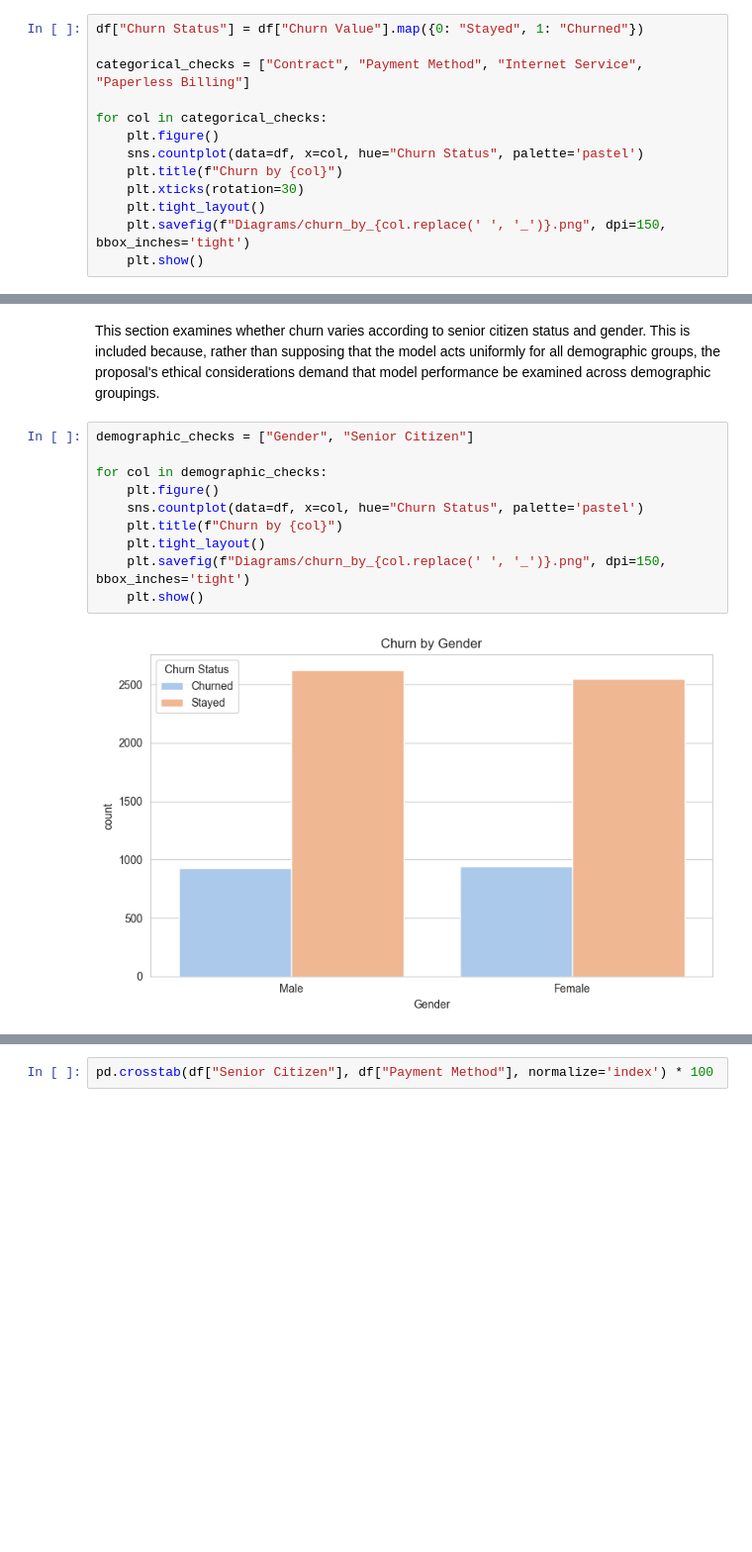
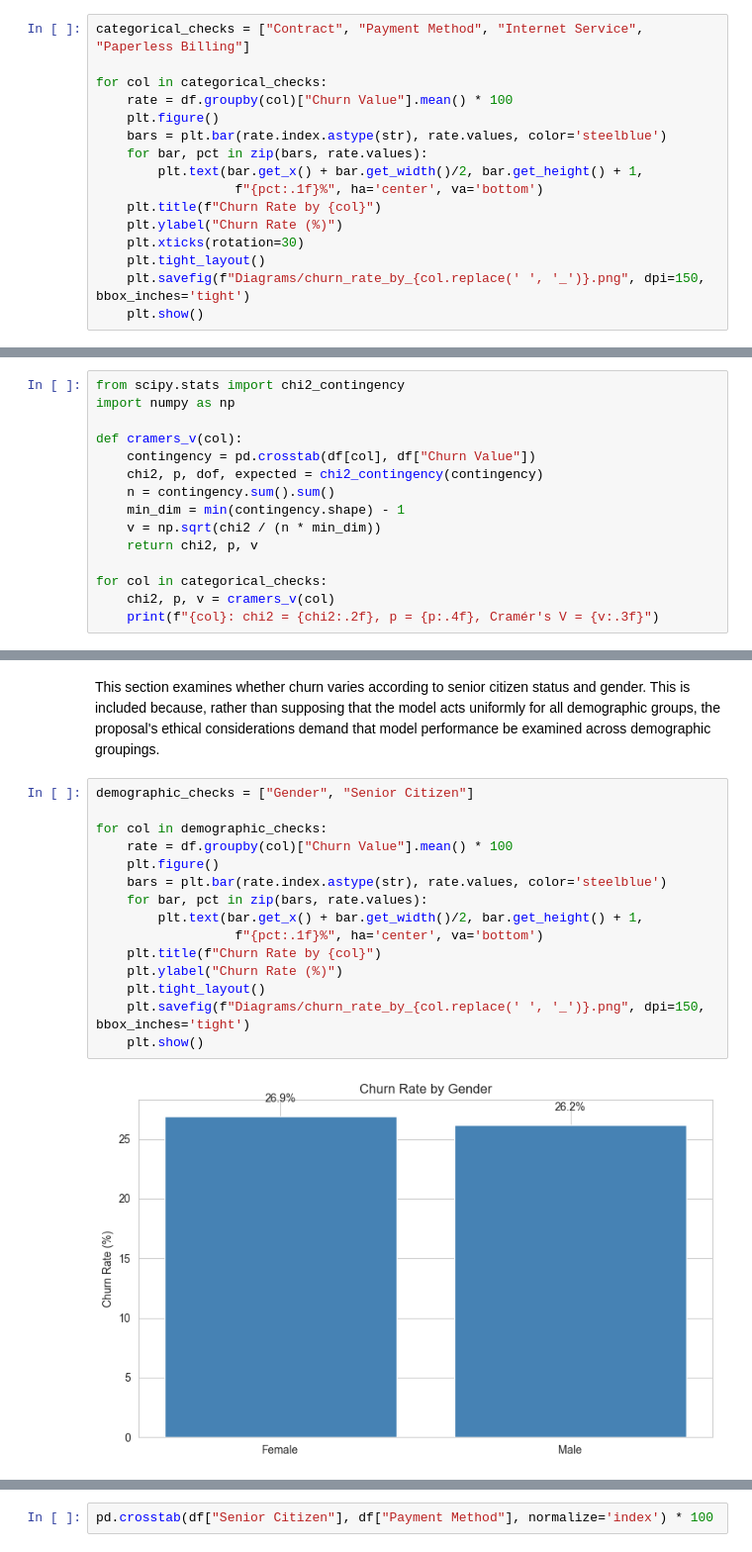
Before and after one commit to ST10294145/Customer-Churn-Data-Analysis, a Jupyter notebook: churn_data.ipynb, the cells around one changed output, grey strips where cells are left out. Shown at 99% size. Drawn from its saved outputs; the diff is of its cells as text; blank space fills up the shorter version.

Commit message:
Updated diagrams from feedback Still need to update interpretation and prepocessing.

```diff
--- a/churn_data.ipynb
+++ b/churn_data.ipynb
@@ -205,16 +214,19 @@ This section checks whether categorical features like contract type and payment
 # %% [markdown]
 For readability, a temporary Churn Status column is created here, labelling customers as Stayed or Churned instead of 0 or 1. This is only used for plotting, the original Churn Value column is kept as is for modelling later.
 # %%
-df["Churn Status"] = df["Churn Value"].map({0: "Stayed", 1: "Churned"})
-
 categorical_checks = ["Contract", "Payment Method", "Internet Service", "Paperless Billing"]
 
 for col in categorical_checks:
+    rate = df.groupby(col)["Churn Value"].mean() * 100
     plt.figure()
-    sns.countplot(data=df, x=col, hue="Churn Status", palette='pastel')
-    plt.title(f"Churn by {col}")
+    bars = plt.bar(rate.index.astype(str), rate.values, color='steelblue')
+    for bar, pct in zip(bars, rate.values):
+        plt.text(bar.get_x() + bar.get_width()/2, bar.get_height() + 1,
+                  f"{pct:.1f}%", ha='center', va='bottom')
+    plt.title(f"Churn Rate by {col}")
+    plt.ylabel("Churn Rate (%)")
     plt.xticks(rotation=30)
     plt.tight_layout()
-    plt.savefig(f"Diagrams/churn_by_{col.replace(' ', '_')}.png", dpi=150, bbox_inches='tight')
+    plt.savefig(f"Diagrams/churn_rate_by_{col.replace(' ', '_')}.png", dpi=150, bbox_inches='tight')
     plt.show()
 # %% [output]
@@ -224,0 +239,15 @@ for col in categorical_checks:
+# %%
+from scipy.stats import chi2_contingency
+import numpy as np
+
+def cramers_v(col):
+    contingency = pd.crosstab(df[col], df["Churn Value"])
+    chi2, p, dof, expected = chi2_contingency(contingency)
+    n = contingency.sum().sum()
+    min_dim = min(contingency.shape) - 1
+    v = np.sqrt(chi2 / (n * min_dim))
+    return chi2, p, v
+
+for col in categorical_checks:
+    chi2, p, v = cramers_v(col)
+    print(f"{col}: chi2 = {chi2:.2f}, p = {p:.4f}, Cramér's V = {v:.3f}")
@@ -266,12 +300,17 @@ This section examines whether churn varies according to senior citizen status an
 # %%
 demographic_checks = ["Gender", "Senior Citizen"]
 
 for col in demographic_checks:
+    rate = df.groupby(col)["Churn Value"].mean() * 100
     plt.figure()
-    sns.countplot(data=df, x=col, hue="Churn Status", palette='pastel')
-    plt.title(f"Churn by {col}")
+    bars = plt.bar(rate.index.astype(str), rate.values, color='steelblue')
+    for bar, pct in zip(bars, rate.values):
+        plt.text(bar.get_x() + bar.get_width()/2, bar.get_height() + 1,
+                  f"{pct:.1f}%", ha='center', va='bottom')
+    plt.title(f"Churn Rate by {col}")
+    plt.ylabel("Churn Rate (%)")
     plt.tight_layout()
-    plt.savefig(f"Diagrams/churn_by_{col.replace(' ', '_')}.png", dpi=150, bbox_inches='tight')
+    plt.savefig(f"Diagrams/churn_rate_by_{col.replace(' ', '_')}.png", dpi=150, bbox_inches='tight')
     plt.show()
 # %% [output]
-[figure, old version]
+[figure, new version]
```
Also changed, not shown: parts of 19 cells of this notebook, 15 other files.
